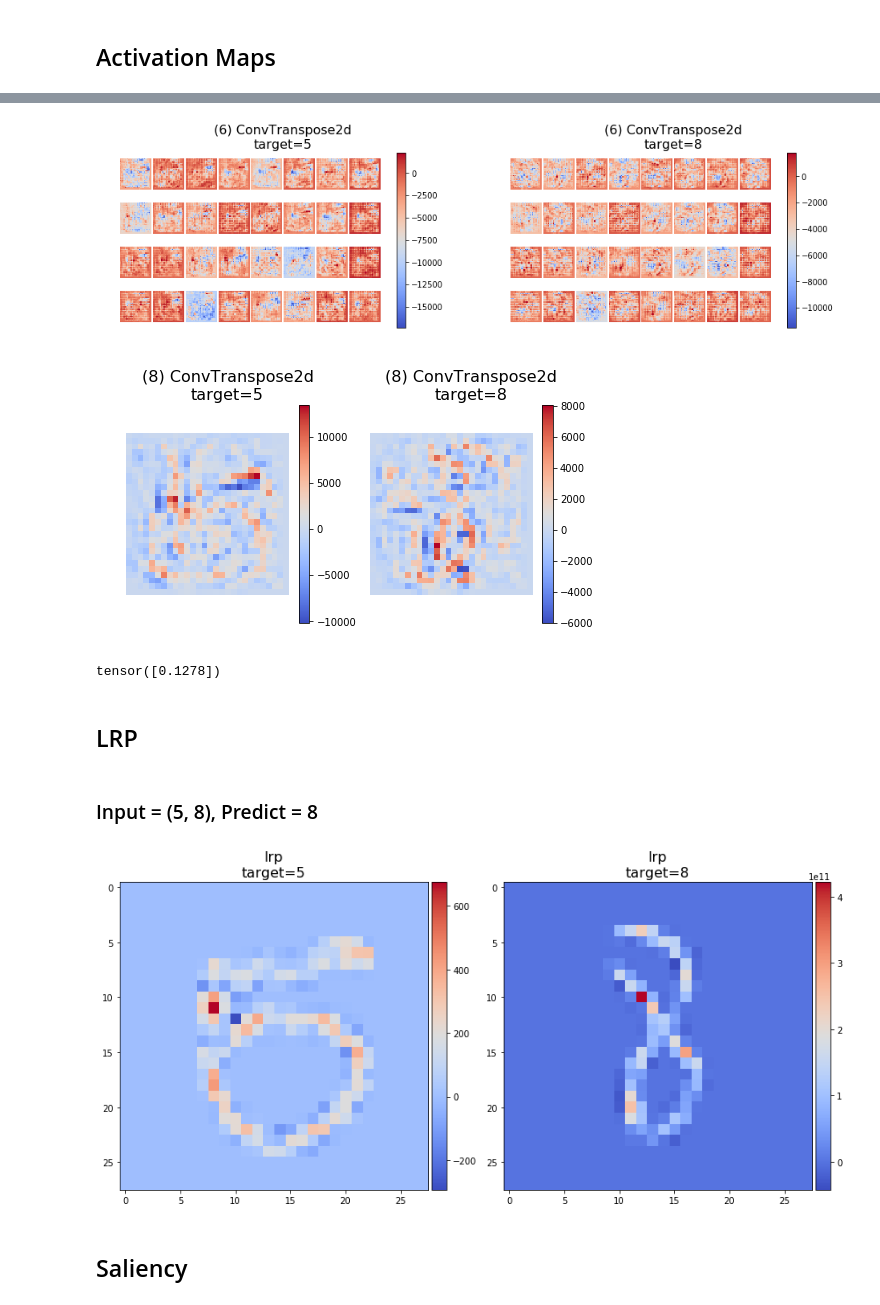
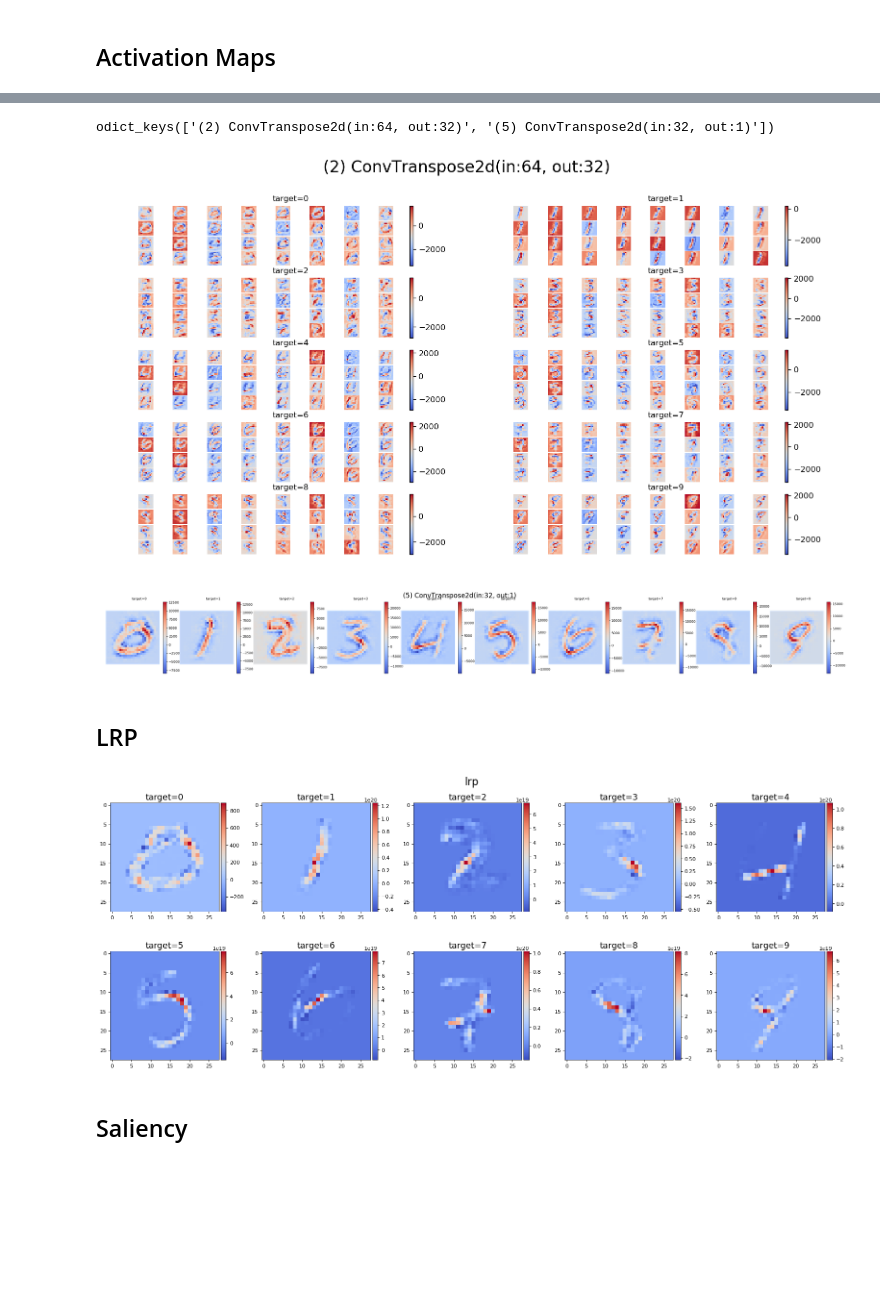
Before and after one commit to simonjisu/XAI, a Jupyter notebook: XAI.ipynb, the cells around one changed output, grey strips where cells are left out. Saved outputs shown, nothing was run; the diff lists cells and outputs as text; code cells hidden in the pictures; blank space fills up the shorter version.

```diff
--- a/XAI.ipynb
+++ b/XAI.ipynb
@@ -97,7 +101,7 @@ plt.show()
 # %% [output]
 [figure]
 # %%
-def draw_actmap(tensor, title, labels=None, vis_row=2, vis_channel=4, return_fig=False):
+def draw_actmap(tensor, title, labels=None, vis_row=2, vis_channel=4, dpi=80, return_fig=False):
     """
     vis_row: related with batch
     vis_channel: related with channel
@@ -108,19 +112,17 @@ def draw_actmap(tensor, title, labels=None, vis_row=2, vis_channel=4, return_fig
         fig_h, fig_w = (4*B, 4)
         a, b = (1, 1)
     else:
-        fig_h, fig_w = ((C//vis_channel)*B, vis_channel*B)
+        fig_h, fig_w = ((C//vis_channel)*(B//vis_row), vis_channel*(B//vis_row))
         a, b = (vis_channel, C//vis_channel)
 
-    fig = plt.figure(figsize=(fig_h, fig_w))
-
-    o_grid = gridspec.GridSpec(vis_row, B//vis_row, wspace=0.2, hspace=0.2)
+    fig = plt.figure(figsize=(fig_h, fig_w), dpi=dpi)
+    fig.suptitle(title, fontsize=20)
+    o_grid = gridspec.GridSpec(vis_row, B//vis_row, wspace=0.1, hspace=0.2)
     for k, o_g in enumerate(o_grid):
         ax = fig.add_subplot(o_g)
         if labels is not None:
-            t = title + f"\ntarget={labels[k]}"
-        else:
-            t = title
-        ax.set_title(t, fontsize=20)
+            t = f"target={labels[k]}"
+            ax.set_title(t, fontsize=10)
         ax.axis("off")
 
         i_grid = gridspec.GridSpecFromSubplotSpec(a, b,
@@ -316,0 +182,18 @@ KeyError: 0
+# %%
+preds, _, switches = model_predict(model, imgs, get_switches=True)
+deconvnet = deconvMNIST(model)
+
+deconv_layer_num = 1
+layer_name = f"({deconvnet.deconv_locs[deconv_layer_num]}) Conv2d>relu>MaxPool2d"
+convs = model.activation_maps[layer_name]
+deconv_outputs = (deconvnet.deconv(convs, switches, deconv_layer_num, store=True).detach() - 0.5) / 0.5
+print(convs.size())
+
+fig, axes = plt.subplots(2, 5)
+
+for ax, pred, img, label in zip(axes.flatten(), preds, deconv_outputs, labels):
+    title = f"target: {label.item()}\npredict: {pred.item()}"
+    ax.imshow(img.squeeze()*0.5+0.5)
+    ax.set_title(title)
+    ax.axis("off")
+plt.show()
@@ -317,19 +203,19 @@ KeyError: 0
+# %%
+# deconv
+vis_layers = deconvnet.activation_maps
+vis_layers.keys()
+# %% [output]
+odict_keys(['(2) ConvTranspose2d(in:64, out:32)', '(5) ConvTranspose2d(in:32, out:1)'])
 # %%
-layer_name = "(6) ConvTranspose2d"
-draw_actmap(vis_layers[layer_name], layer_name, labels=[5, 8])
+layer_name = "(2) ConvTranspose2d(in:64, out:32)"
+draw_actmap(vis_layers[layer_name], layer_name, labels=labels, vis_row=5, vis_channel=4, dpi=120)
 # %% [output]
-[figure, old version]
+[figure, new version]
 # %%
-layer_name = "(8) ConvTranspose2d"  # == deconv_output
-draw_actmap(vis_layers[layer_name], layer_name, labels=[5, 8])
+layer_name = "(5) ConvTranspose2d(in:32, out:1)"
+draw_actmap(vis_layers[layer_name], layer_name, labels=labels, vis_row=1, vis_channel=1)
 # %% [output]
-[figure, old version]
+[figure, new version]
-# %%
-output_5 = deconv_outputs[0].view(1, -1).detach()
-output_8 = deconv_outputs[1].view(1, -1).detach()
-torch.cosine_similarity(output_5, output_8)
-# %% [output]
-tensor([0.1278])
 # %% [markdown]
 ## LRP
 # %%
@@ -358,10 +244,8 @@ lrp_model = lrpMNIST(model, load_path)
 lrp_outputs = lrp_model.relprop(imgs, store=True, use_rho=True)
-# %% [markdown]
-### Input = (5, 8), Predict = 8
 # %%
-draw_attribution(lrp_outputs, "lrp", labels=[5, 8])
+draw_attribution(lrp_outputs, "lrp", labels=labels, vis_row=2)
 # %% [output]
-[figure, old version]
+[figure, new version]
 # %% [markdown]
 ## Saliency
 # %%
```
Also changed, not shown: parts of 44 cells of this notebook, 15 other files.
